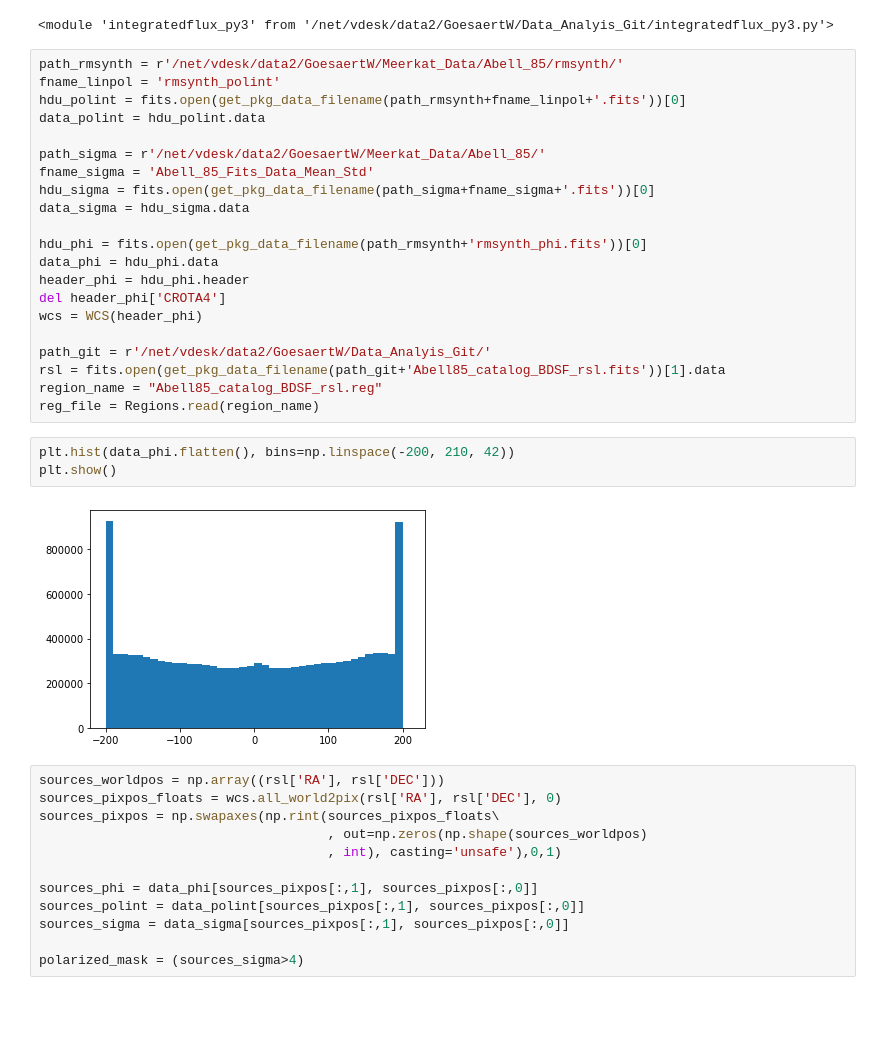
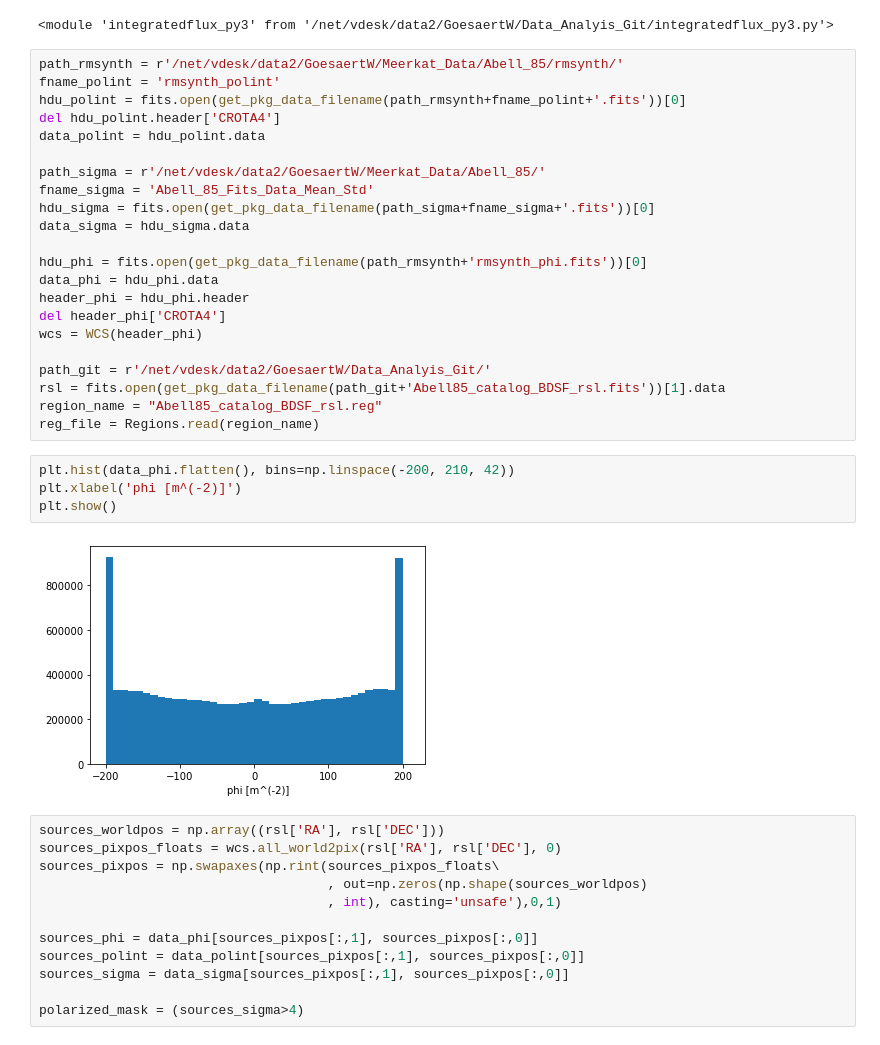
Before and after one commit to Woutmg/Meerkat_FracPol_New, a Jupyter notebook: RMS analyser.ipynb, the cells around one changed output. Saved outputs shown, nothing was run; the diff lists cells and outputs as text; blank space fills up the shorter version.

```diff
--- a/RMS analyser.ipynb
+++ b/RMS analyser.ipynb
@@ -34,8 +34,9 @@ reload(flux_py3)
 <module 'integratedflux_py3' from '/net/vdesk/data2/GoesaertW/Data_Analyis_Git/integratedflux_py3.py'>
 # %%
 path_rmsynth = r'/net/vdesk/data2/GoesaertW/Meerkat_Data/Abell_85/rmsynth/'
-fname_linpol = 'rmsynth_polint'
-hdu_polint = fits.open(get_pkg_data_filename(path_rmsynth+fname_linpol+'.fits'))[0]
+fname_polint = 'rmsynth_polint'
+hdu_polint = fits.open(get_pkg_data_filename(path_rmsynth+fname_polint+'.fits'))[0]
+del hdu_polint.header['CROTA4']
 data_polint = hdu_polint.data
 
 path_sigma = r'/net/vdesk/data2/GoesaertW/Meerkat_Data/Abell_85/'
@@ -55,9 +56,10 @@ region_name = "Abell85_catalog_BDSF_rsl.reg"
 reg_file = Regions.read(region_name)
 # %%
 plt.hist(data_phi.flatten(), bins=np.linspace(-200, 210, 42))
+plt.xlabel('phi [m^(-2)]')
 plt.show()
 # %% [output]
-[figure, old version]
+[figure, new version]
 # %%
 sources_worldpos = np.array((rsl['RA'], rsl['DEC']))
 sources_pixpos_floats = wcs.all_world2pix(rsl['RA'], rsl['DEC'], 0)
```
Also changed, not shown: parts of 9 cells of this notebook, 7 other files.
